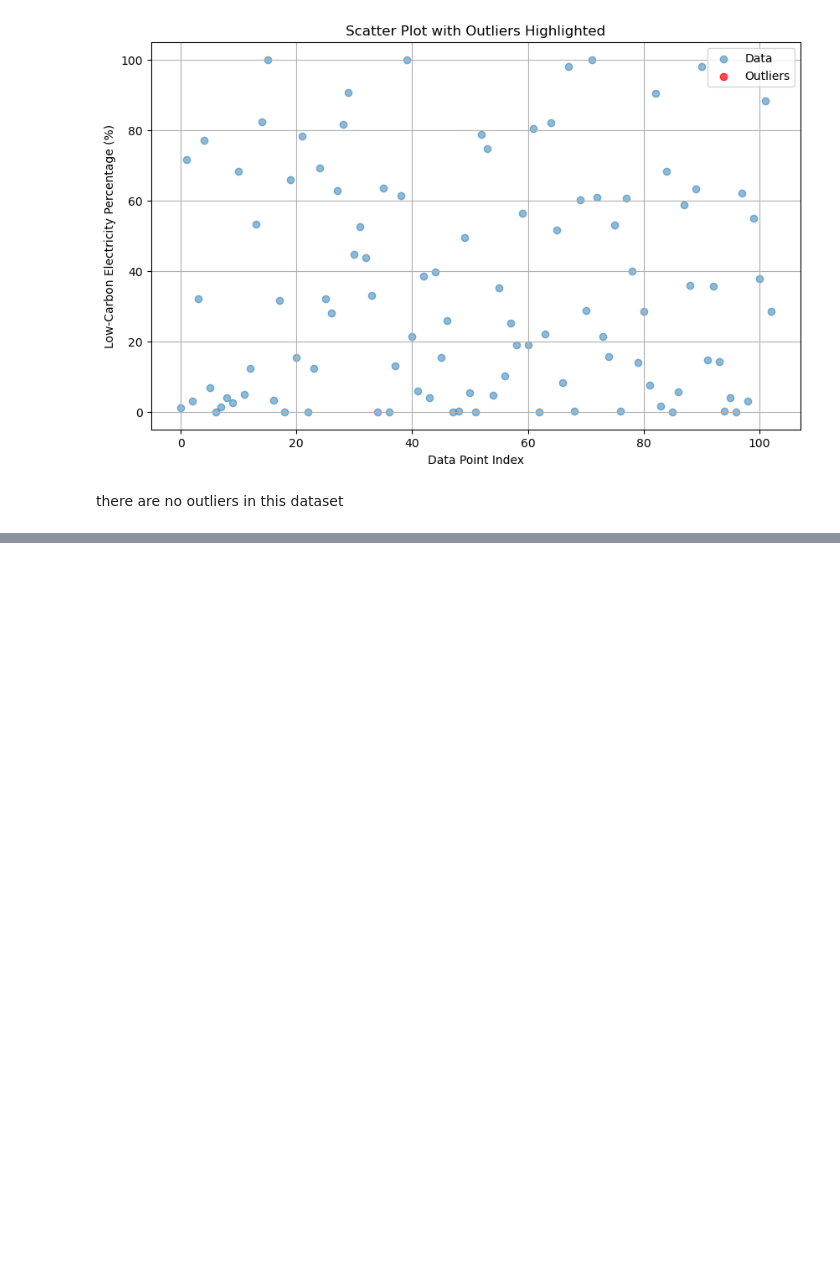
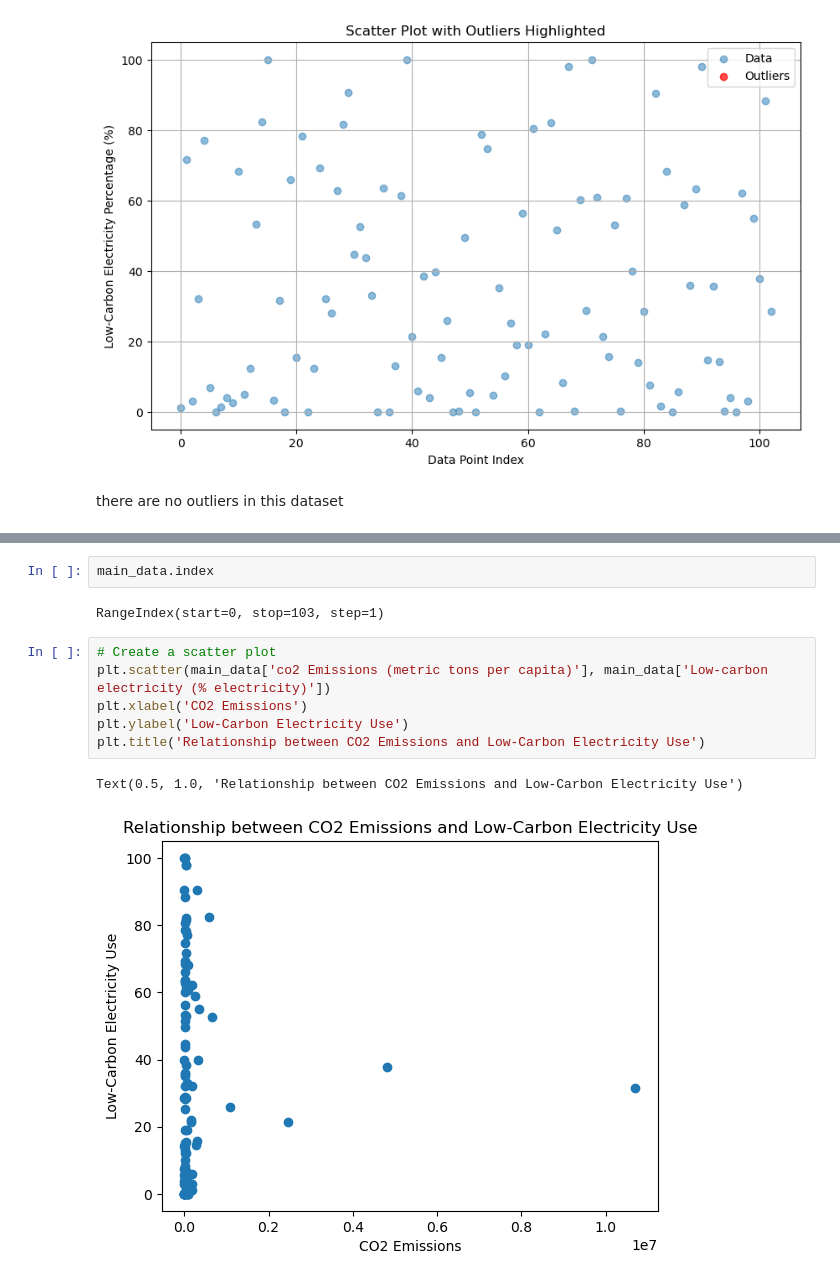
Before and after one commit to yosieph/Project1, a Jupyter notebook: project1update.ipynb, the cells around one changed output, grey strips where cells are left out. Cells and saved outputs as stored; diff of their text form; blank space fills up the shorter version.

```diff
--- a/project1update.ipynb
+++ b/project1update.ipynb
@@ -586,0 +732,13 @@ there are no outliers in this dataset
+# %%
+main_data.index
+# %% [output]
+RangeIndex(start=0, stop=103, step=1)
+# %%
+# Create a scatter plot
+plt.scatter(main_data['co2 Emissions (metric tons per capita)'], main_data['Low-carbon electricity (% electricity)'])
+plt.xlabel('CO2 Emissions')
+plt.ylabel('Low-Carbon Electricity Use')
+plt.title('Relationship between CO2 Emissions and Low-Carbon Electricity Use')
+# %% [output]
+Text(0.5, 1.0, 'Relationship between CO2 Emissions and Low-Carbon Electricity Use')
+[figure, added]
```
Also changed, not shown: parts of 24 cells of this notebook.
